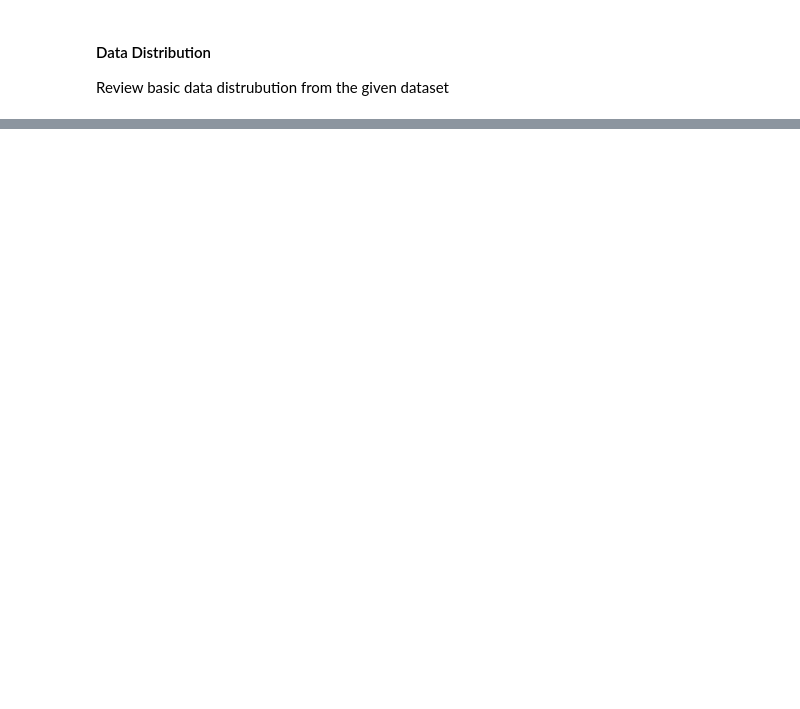
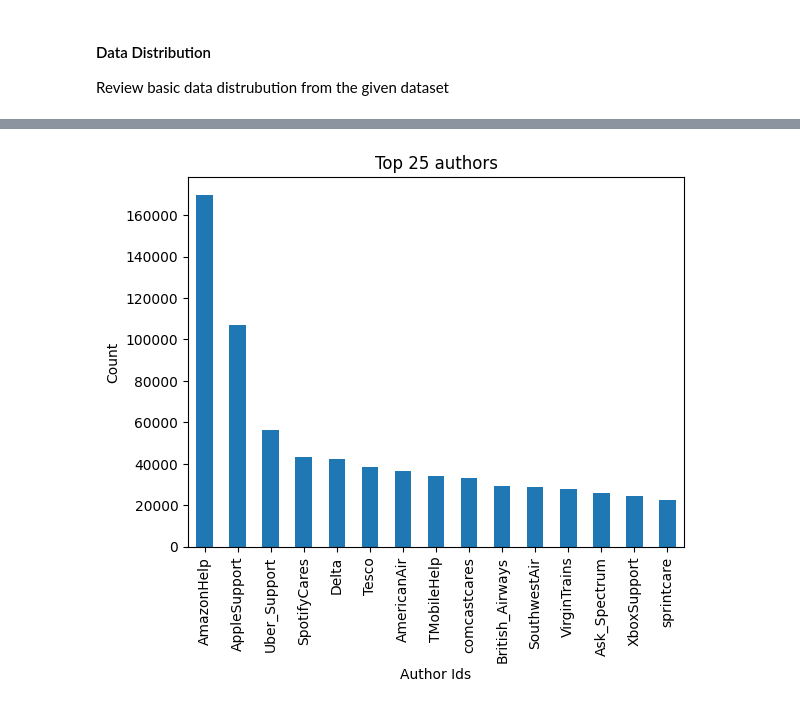
Before and after one commit to erictlong/customer-support-automation, a Jupyter notebook: data analytics/dataReview.ipynb, the cells around one changed output, grey strips where cells are left out. Drawn from its saved outputs; the diff is of its cells as text; code cells hidden in the pictures; blank space fills up the shorter version.

```diff
--- a/data analytics/dataReview.ipynb
+++ b/data analytics/dataReview.ipynb
@@ -38,3 +56,6 @@ df.head()
 #### Data Distribution
 
 Review basic data distrubution from the given dataset
+# %%
+author_id_count = df['author_id'].value_counts()
+author_id_count
@@ -40,0 +76,8 @@ Review basic data distrubution from the given dataset
+# %%
+author_id_count[:15].plot(kind='bar')
+plt.xlabel("Author Ids")
+plt.ylabel("Count")
+plt.title("Top 25 authors")
+plt.show()
+# %% [output]
+[figure, added]
```
Also changed, not shown: parts of 5 cells of this notebook.
